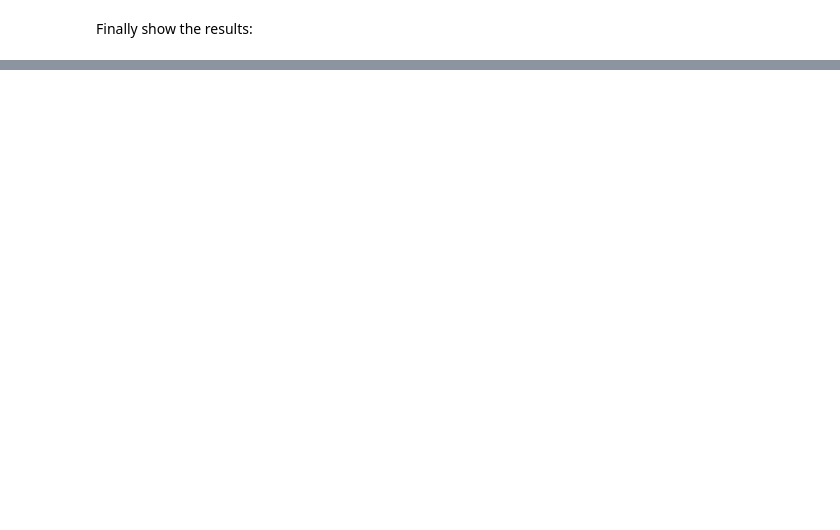
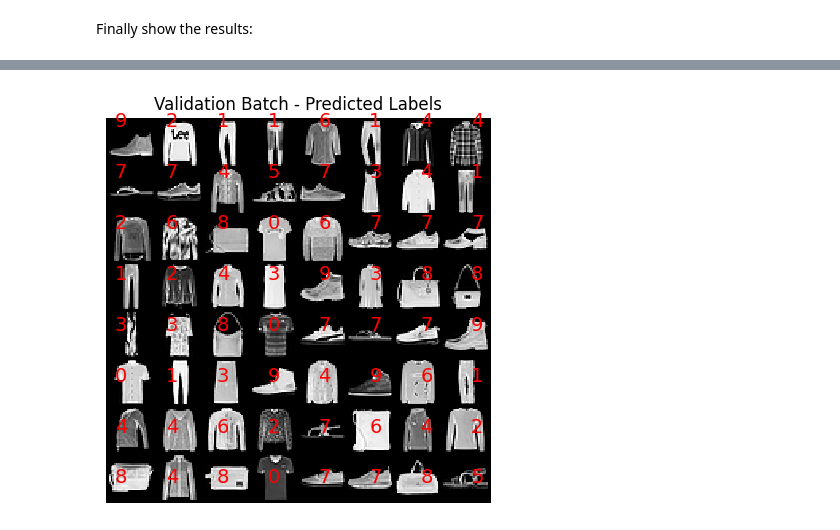
Before and after one commit to armand-07/dataset_stealing_with_privacy_doors, a Jupyter notebook: notebooks/finetuning_F_MNIST.ipynb, the cells around one changed output, grey strips where cells are left out. Drawn from its saved outputs; the diff is of its cells as text; code cells hidden in the pictures; blank space fills up the shorter version.

```diff
--- a/notebooks/finetuning_F_MNIST.ipynb
+++ b/notebooks/finetuning_F_MNIST.ipynb
@@ -489,0 +538,27 @@ plt.show()
+# %%
+# Set the model to evaluation mode
+model_advanced.eval()
+
+# Make predictions
+with torch.no_grad():
+    val_images.to(device), val_labels.to(device)
+    outputs = model_advanced(val_images)
+    val_images = val_images.cpu()
+    _, predicted = torch.max(outputs.cpu(), 1)
+
+# Create a grid of images
+val_img_grid = make_grid(val_images)
+
+# Plot the grid with predicted labels
+plt.figure(figsize=(5, 5))
+plt.imshow(val_img_grid.permute(1, 2, 0), interpolation='nearest')
+plt.axis('off')
+plt.title('Validation Batch - Predicted Labels')
+
+# Annotate the images with predicted labels
+for i in range(val_images.size(0)):
+    plt.text(i % 8 * 32 + 5, i // 8 * 32 + 5, str(predicted[i].item()), color='red', fontsize=14)
+
+plt.show()
+# %% [output]
+[figure, added]
```
Also changed, not shown: parts of 23 cells of this notebook, 7 other files.
